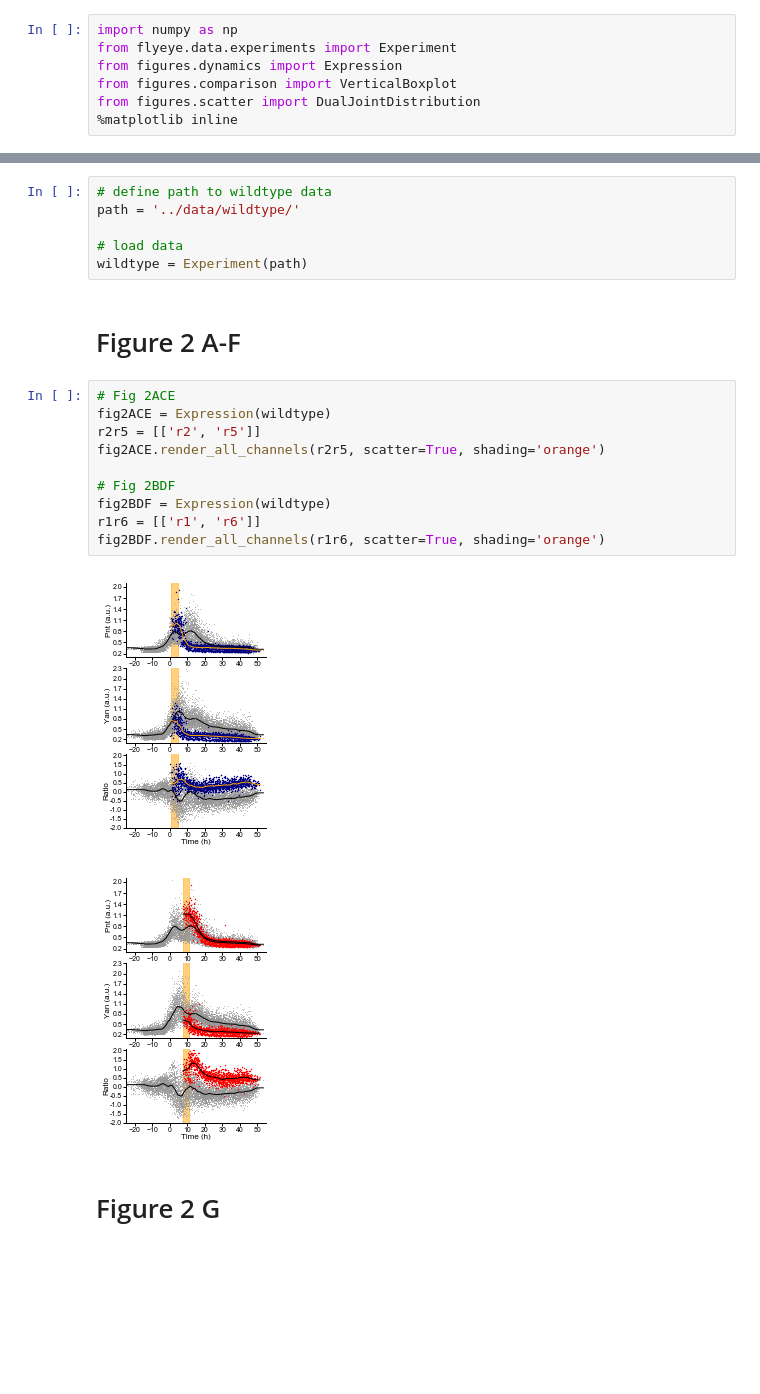
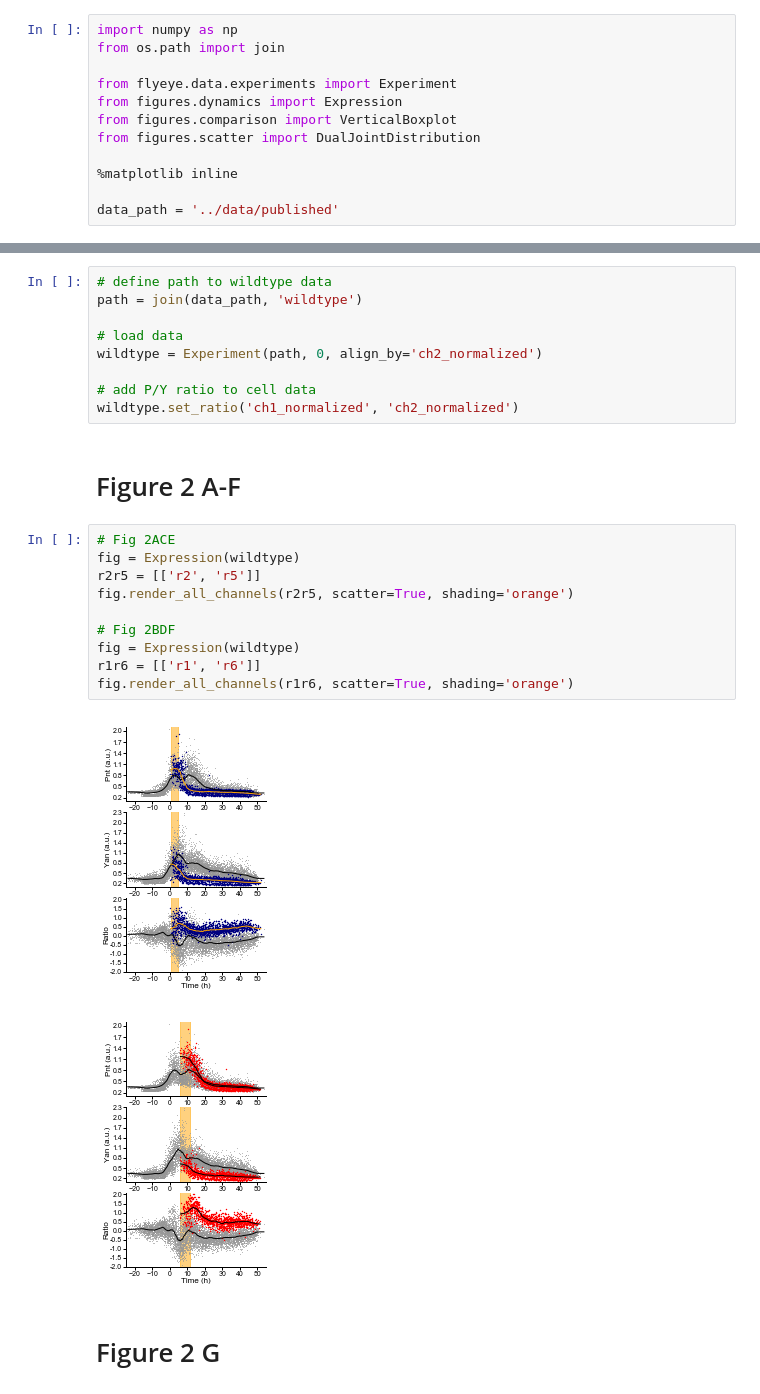
Before and after one commit to sbernasek/pnt_yan_ratio, a Jupyter notebook: Figure2.ipynb, the cells around one changed output, grey strips where cells are left out. Cells and saved outputs as stored; diff of their text form; blank space fills up the shorter version.

```diff
--- a/Figure2.ipynb
+++ b/Figure2.ipynb
@@ -1,33 +1,41 @@
 # %%
 import numpy as np
+from os.path import join
+
 from flyeye.data.experiments import Experiment
 from figures.dynamics import Expression
 from figures.comparison import VerticalBoxplot
 from figures.scatter import DualJointDistribution
+
 %matplotlib inline
+
+data_path = '../data/published'
 # %% [markdown]
 # Load wildtype data
 # %%
 # define path to wildtype data
-path = '../data/wildtype/'
+path = join(data_path, 'wildtype')
 
 # load data
-wildtype = Experiment(path)
+wildtype = Experiment(path, 0, align_by='ch2_normalized')
+
+# add P/Y ratio to cell data
+wildtype.set_ratio('ch1_normalized', 'ch2_normalized')
 # %% [markdown]
 # Figure 2 A-F
 # %%
 # Fig 2ACE
-fig2ACE = Expression(wildtype)
+fig = Expression(wildtype)
 r2r5 = [['r2', 'r5']]
-fig2ACE.render_all_channels(r2r5, scatter=True, shading='orange')
+fig.render_all_channels(r2r5, scatter=True, shading='orange')
 
 # Fig 2BDF
-fig2BDF = Expression(wildtype)
+fig = Expression(wildtype)
 r1r6 = [['r1', 'r6']]
-fig2BDF.render_all_channels(r1r6, scatter=True, shading='orange')
+fig.render_all_channels(r1r6, scatter=True, shading='orange')
 # %% [output]
-[figure, old version]
+[figure, new version]
-[figure, old version]
+[figure, new version]
 # %% [markdown]
 # Figure 2 G
 # %%
```
Also changed, not shown: parts of 8 cells of this notebook, 18 other files.
